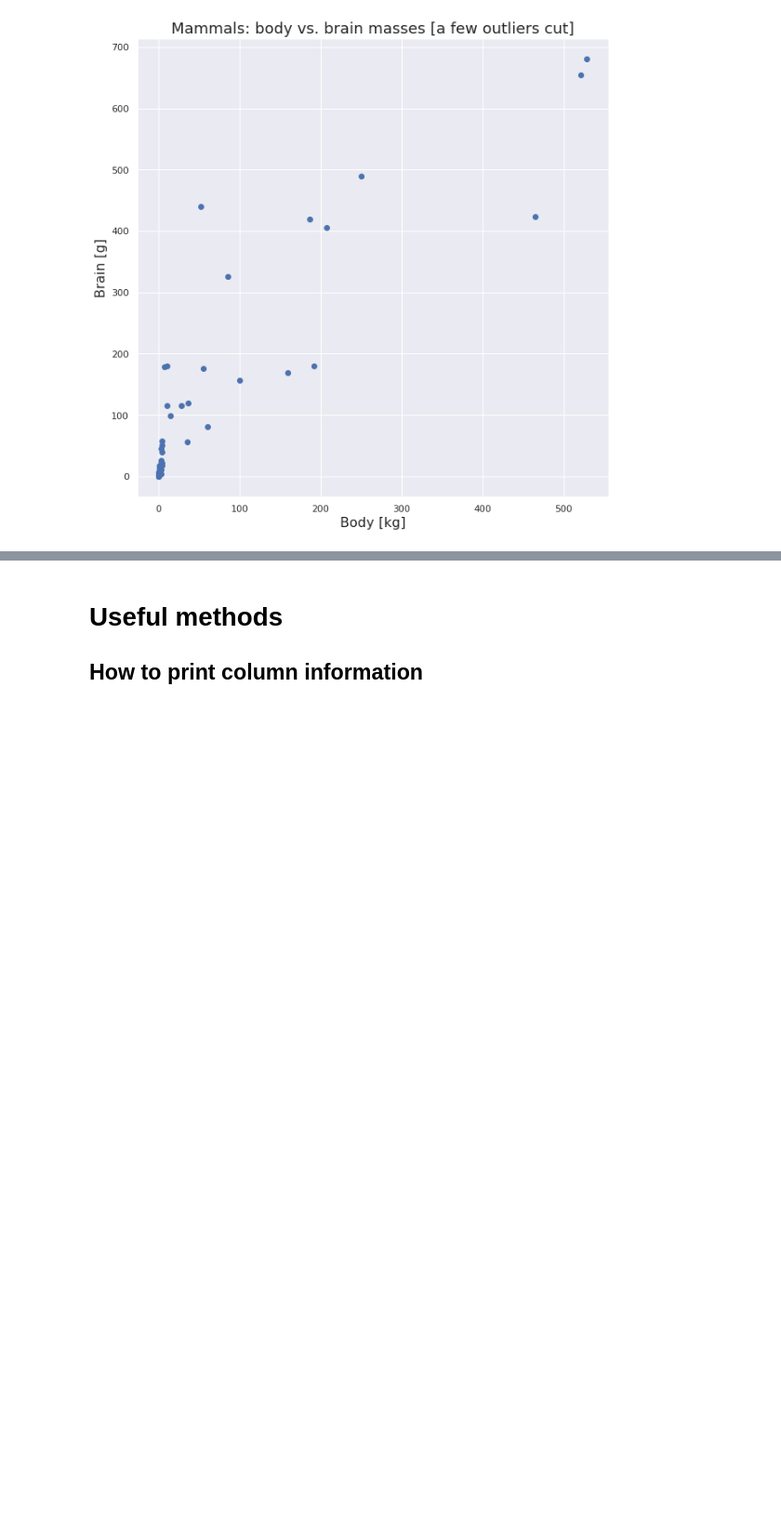
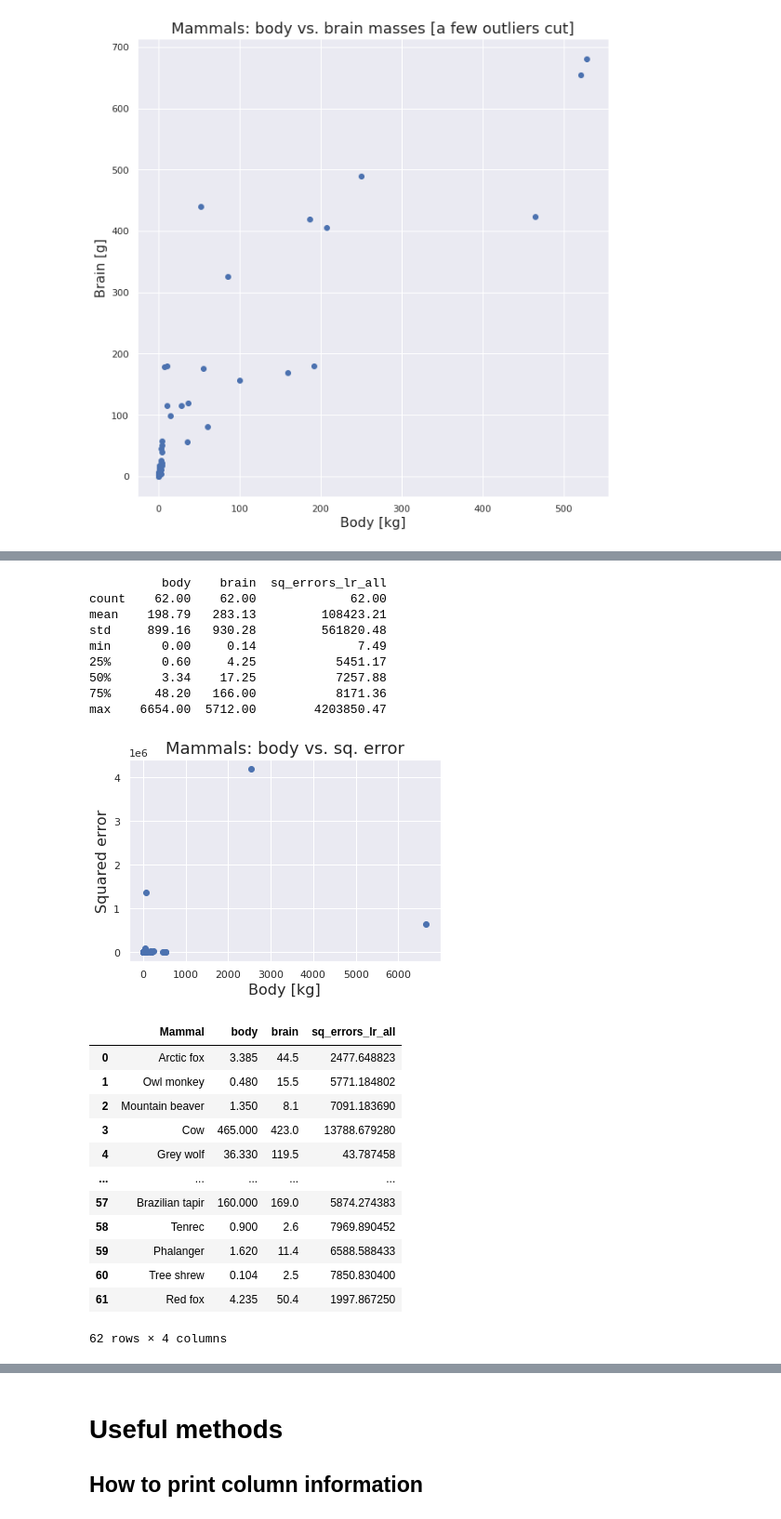
Before and after one commit to filipabramowicz/ML_AI_course, a Jupyter notebook: notes_from_lab03.ipynb, the cells around one changed output, grey strips where cells are left out. Shown: that part at 93% size. Drawn from its saved outputs; the diff is of its cells as text; code cells hidden in the pictures; blank space fills up the shorter version.

```diff
--- a/notes_from_lab03.ipynb
+++ b/notes_from_lab03.ipynb
@@ -386,0 +519,39 @@ print("\nAnimal with the heaviest brain: ", mammals.loc[mammals['brain'].idxmax(
+# %%
+x = body_data
+y = brain_data
+# reg = LinearRegression().fit(x.values.reshape(-1, 1), y)
+# y_pred = reg.predict(x.values.reshape(-1, 1))
+y_pred = sk_regr.predict(body_data)
+sq_error = (y - y_pred)**2
+mammals['sq_errors_lr_all'] = sq_error
+print(mammals.describe().round(2))
+plt.scatter(body_data,mammals['sq_errors_lr_all'])
+plt.xlabel("Body [kg]", fontsize=16)
+plt.ylabel("Squared error", fontsize=16)
+plt.title("Mammals: body vs. sq. error", fontsize=18)
+plt.show()
+mammals
+# %% [output]
+          body    brain  sq_errors_lr_all
+count    62.00    62.00             62.00
+mean    198.79   283.13         108423.21
+std     899.16   930.28         561820.48
+min       0.00     0.14              7.49
+25%       0.60     4.25           5451.17
+50%       3.34    17.25           7257.88
+75%      48.20   166.00           8171.36
+max    6654.00  5712.00        4203850.47
+[figure, added]
+|  | Mammal | body | brain | sq_errors_lr_all |
+| 0 | Arctic fox | 3.385 | 44.5 | 2477.648823 |
+| 1 | Owl monkey | 0.480 | 15.5 | 5771.184802 |
+| 2 | Mountain beaver | 1.350 | 8.1 | 7091.183690 |
+| 3 | Cow | 465.000 | 423.0 | 13788.679280 |
+| 4 | Grey wolf | 36.330 | 119.5 | 43.787458 |
+| ... | ... | ... | ... | ... |
+| 57 | Brazilian tapir | 160.000 | 169.0 | 5874.274383 |
+| 58 | Tenrec | 0.900 | 2.6 | 7969.890452 |
+| 59 | Phalanger | 1.620 | 11.4 | 6588.588433 |
+| 60 | Tree shrew | 0.104 | 2.5 | 7850.830400 |
+| 61 | Red fox | 4.235 | 50.4 | 1997.867250 |
+62 rows × 4 columns
```
Also changed, not shown: parts of 35 cells of this notebook.
